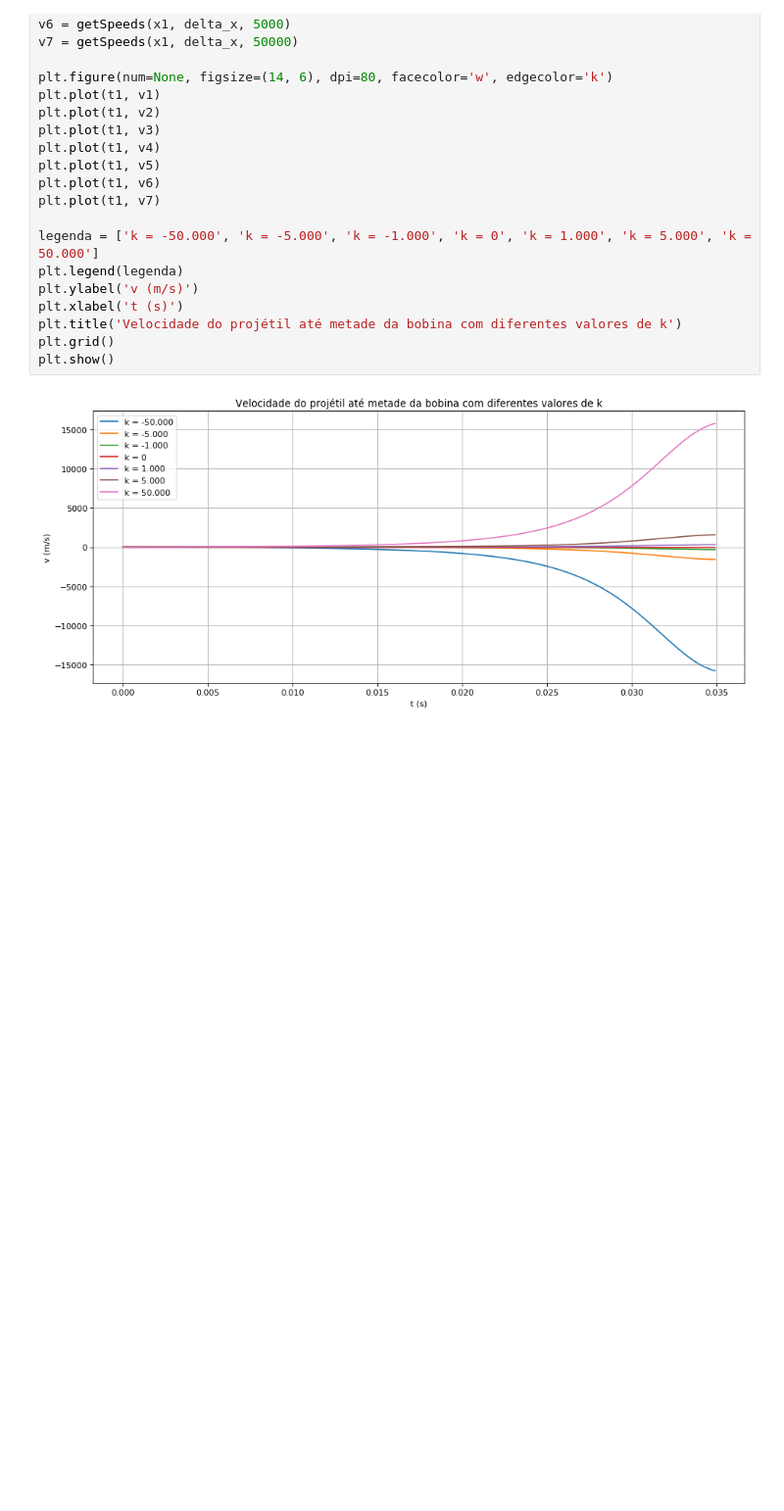
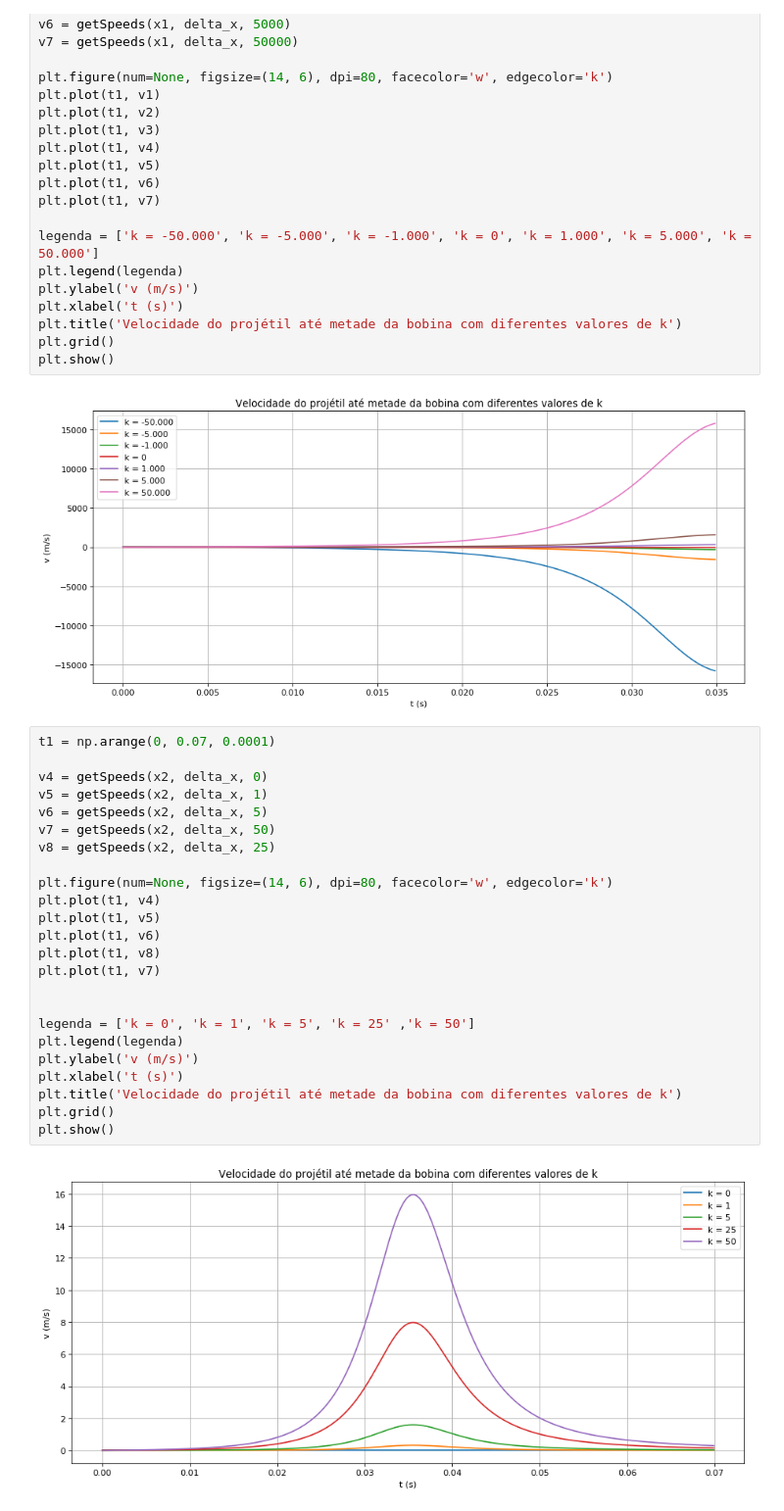
Before and after one commit to slimkaki/WebShooter, a Jupyter notebook: Projeto - Coil Gun.ipynb, the cells around one changed output. Shown: that part at 98% size. Drawn from its saved outputs; the diff is of its cells as text; blank space fills up the shorter version.

```diff
--- a/Projeto - Coil Gun.ipynb
+++ b/Projeto - Coil Gun.ipynb
@@ -233,3 +236,29 @@ plt.grid()
 plt.show()
 # %% [output]
 [figure]
+# %%
+t1 = np.arange(0, 0.07, 0.0001)
+
+v4 = getSpeeds(x2, delta_x, 0)
+v5 = getSpeeds(x2, delta_x, 1)
+v6 = getSpeeds(x2, delta_x, 5)
+v7 = getSpeeds(x2, delta_x, 50)
+v8 = getSpeeds(x2, delta_x, 25)
+
+plt.figure(num=None, figsize=(14, 6), dpi=80, facecolor='w', edgecolor='k')
+plt.plot(t1, v4)
+plt.plot(t1, v5)
+plt.plot(t1, v6)
+plt.plot(t1, v8)
+plt.plot(t1, v7)
+
+
+legenda = ['k = 0', 'k = 1', 'k = 5', 'k = 25' ,'k = 50']
+plt.legend(legenda)
+plt.ylabel('v (m/s)')
+plt.xlabel('t (s)')
+plt.title('Velocidade do projétil até metade da bobina com diferentes valores de k')
+plt.grid()
+plt.show()
+# %% [output]
+[figure, added]
```
Also changed, not shown: parts of 6 cells of this notebook.
